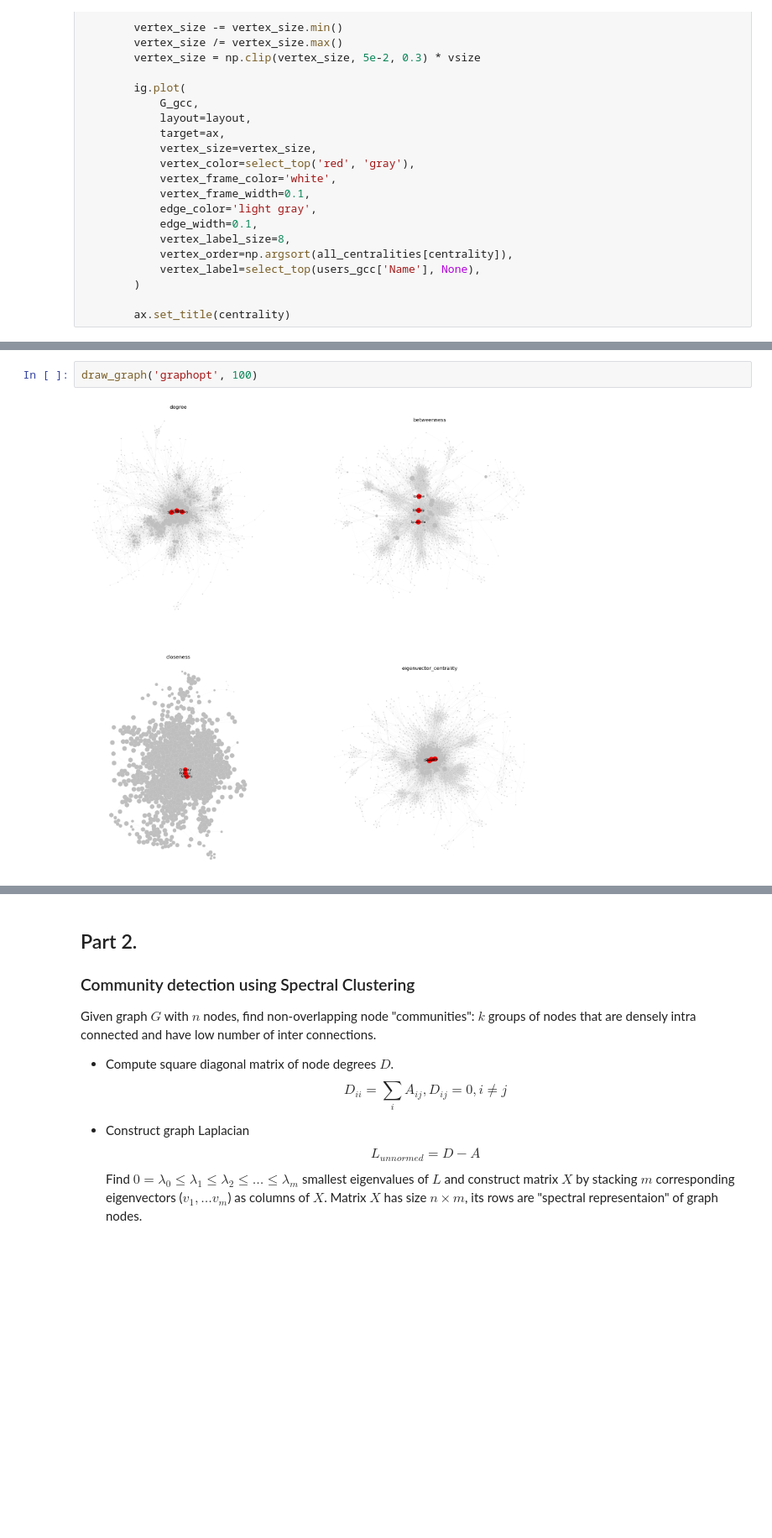
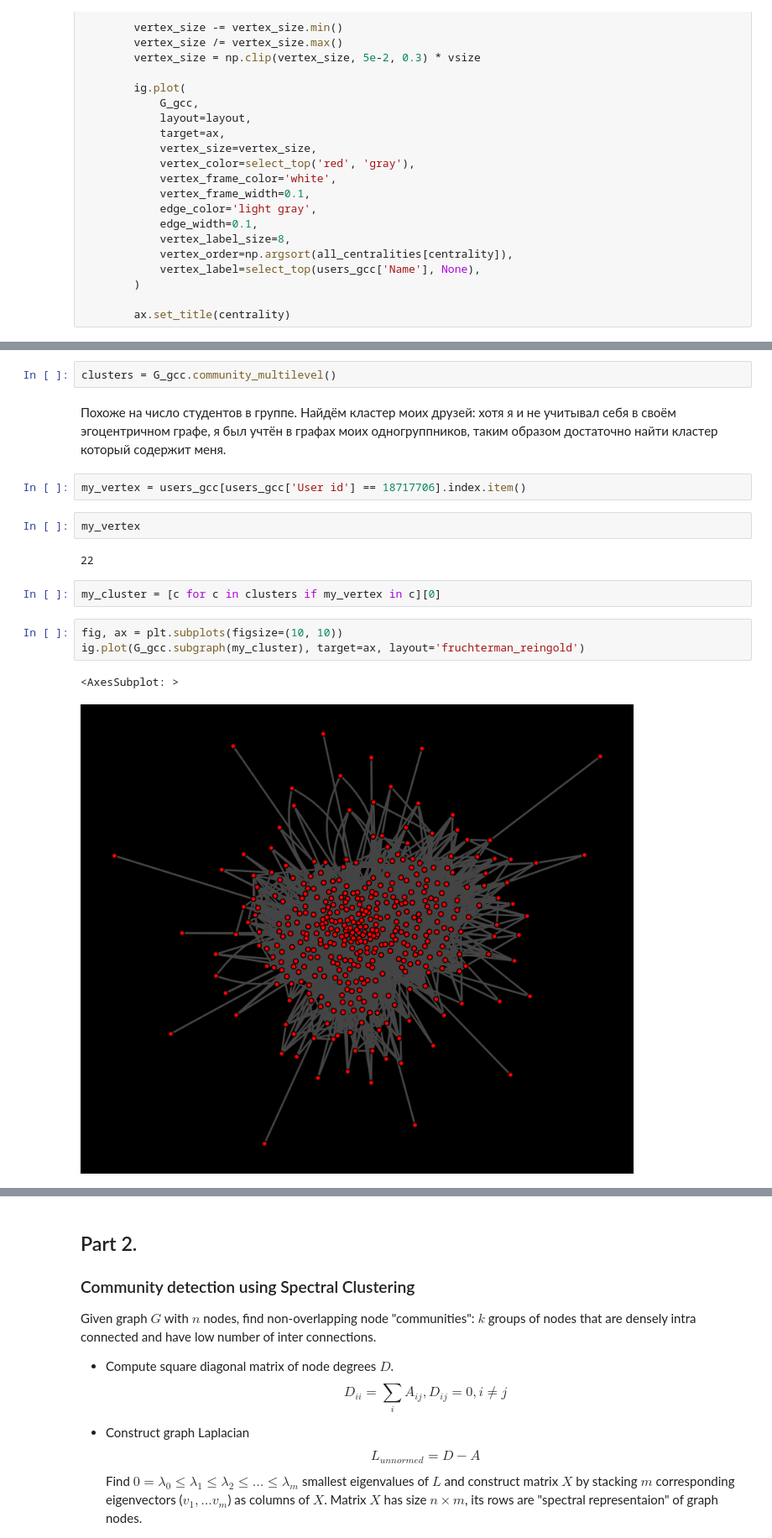
Before and after one commit to Ilykuleshov/iitp_networks1, a Jupyter notebook: 2022/seminar-3/networks-clustering-ha3.ipynb, the cells around one changed output, grey strips where cells are left out. Shown at 84% size. Drawn from its saved outputs; the diff is of its cells as text; blank space fills up the shorter version.

```diff
--- a/2022/seminar-3/networks-clustering-ha3.ipynb
+++ b/2022/seminar-3/networks-clustering-ha3.ipynb
@@ -144,4 +146,18 @@ draw_graph(G_gcc.layout('kk'), 3)
-# %%
-draw_graph('graphopt', 100)
-# %% [output]
-[figure, removed]
+# %%
+clusters = G_gcc.community_multilevel()
+# %% [markdown]
+Похоже на число студентов в группе. Найдём кластер моих друзей: хотя я и не учитывал себя в своём эгоцентричном графе, я был учтён в графах моих одногруппников, таким образом достаточно найти кластер который содержит меня.
+# %%
+my_vertex = users_gcc[users_gcc['User id'] == 18717706].index.item()
+# %%
+my_vertex
+# %% [output]
+22
+# %%
+my_cluster = [c for c in clusters if my_vertex in c][0]
+# %%
+fig, ax = plt.subplots(figsize=(10, 10))
+ig.plot(G_gcc.subgraph(my_cluster), target=ax, layout='fruchterman_reingold')
+# %% [output]
+<AxesSubplot: >
+[figure, added]
```
Also changed, not shown: parts of 16 cells of this notebook, 1 other file.
